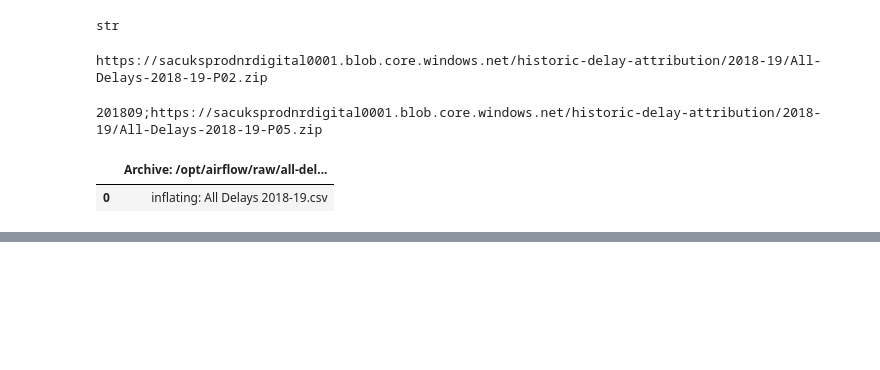
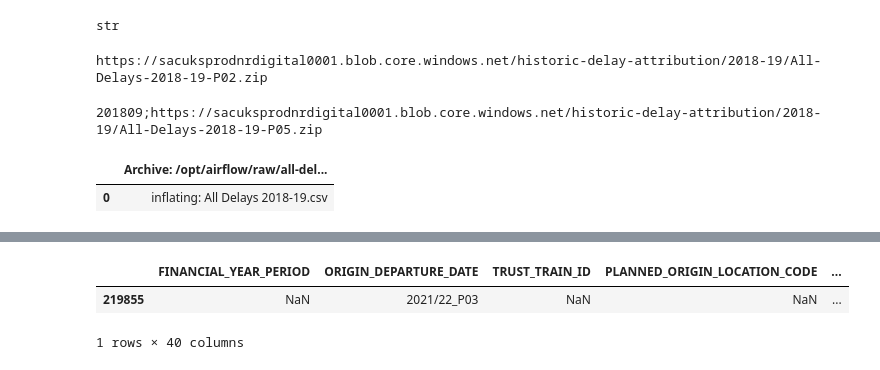
Before and after one commit to IliaSinev/train-delays-analytics, a Jupyter notebook: 00-read_raw_data.ipynb, the cells around one changed output, grey strips where cells are left out. Saved outputs shown, nothing was run; the diff lists cells and outputs as text; code cells hidden in the pictures; blank space fills up the shorter version.

```diff
--- a/00-read_raw_data.ipynb
+++ b/00-read_raw_data.ipynb
@@ -193,0 +701,2 @@ df_pq.head()
+# %%
+df_202110 = pd.read_csv('./02-airflow/raw/train-delays-202110.csv')
@@ -193,0 +723,6 @@ df_pq.head()
+# %%
+df_202110[df_202110.TRUST_TRAIN_ID.isna()]
+# %% [output]
+|  | FINANCIAL_YEAR_PERIOD | ORIGIN_DEPARTURE_DATE | TRUST_TRAIN_ID | PLANNED_ORIGIN_LOCATION_CODE | ... |
+| 219855 | NaN | 2021/22_P03 | NaN | NaN | ... |
+1 rows × 40 columns
```
Also changed, not shown: parts of 29 cells of this notebook, 15 other files.
